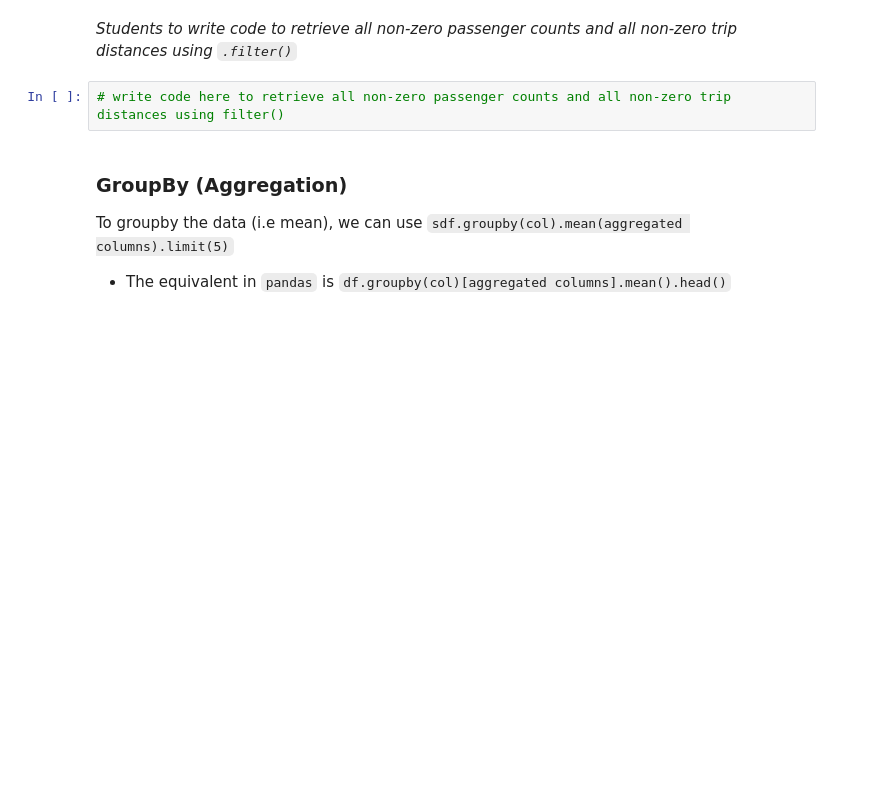
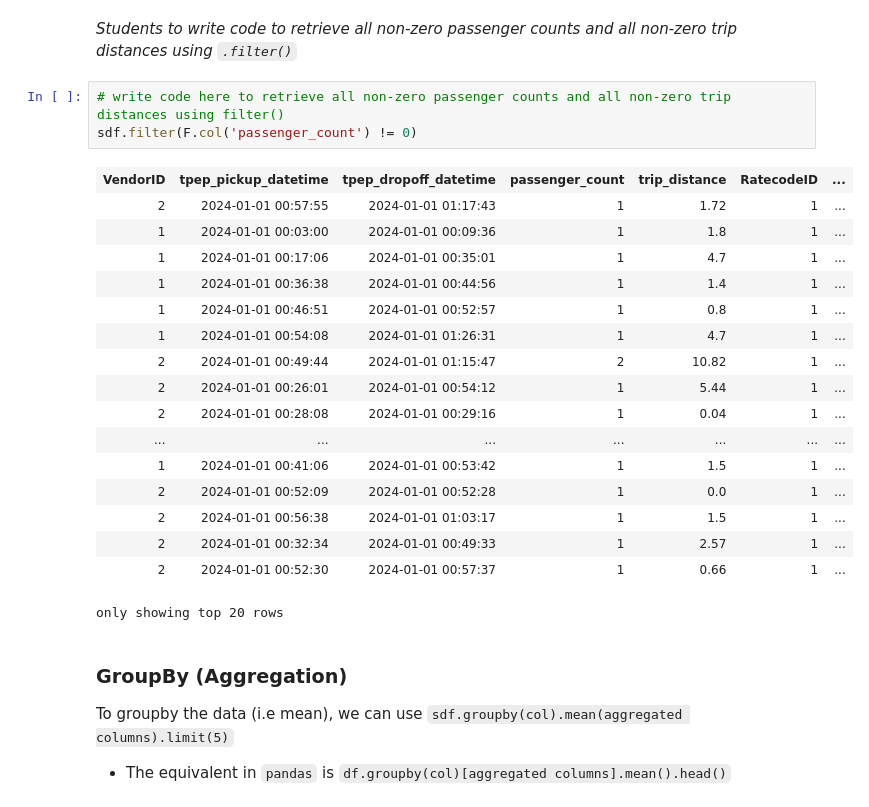
Before and after one commit to zztuilavip/MAST30034_Python, a Jupyter notebook: tutorials/tute_1/Tute1_Python.ipynb, the cells around one changed output. Drawn from its saved outputs; the diff is of its cells as text; blank space fills up the shorter version.

```diff
--- a/tutorials/tute_1/Tute1_Python.ipynb
+++ b/tutorials/tute_1/Tute1_Python.ipynb
@@ -185,6 +191,25 @@ sdf.filter(F.col('passenger_count') == 5).limit(5)
 _Students to write code to retrieve all non-zero passenger counts and all non-zero trip distances using `.filter()`_
 # %%
 # write code here to retrieve all non-zero passenger counts and all non-zero trip distances using filter()
+sdf.filter(F.col('passenger_count') != 0)
+# %% [output]
+| VendorID | tpep_pickup_datetime | tpep_dropoff_datetime | passenger_count | trip_distance | RatecodeID | ... |
+| 2 | 2024-01-01 00:57:55 | 2024-01-01 01:17:43 | 1 | 1.72 | 1 | ... |
+| 1 | 2024-01-01 00:03:00 | 2024-01-01 00:09:36 | 1 | 1.8 | 1 | ... |
+| 1 | 2024-01-01 00:17:06 | 2024-01-01 00:35:01 | 1 | 4.7 | 1 | ... |
+| 1 | 2024-01-01 00:36:38 | 2024-01-01 00:44:56 | 1 | 1.4 | 1 | ... |
+| 1 | 2024-01-01 00:46:51 | 2024-01-01 00:52:57 | 1 | 0.8 | 1 | ... |
+| 1 | 2024-01-01 00:54:08 | 2024-01-01 01:26:31 | 1 | 4.7 | 1 | ... |
+| 2 | 2024-01-01 00:49:44 | 2024-01-01 01:15:47 | 2 | 10.82 | 1 | ... |
+| 2 | 2024-01-01 00:26:01 | 2024-01-01 00:54:12 | 1 | 5.44 | 1 | ... |
+| 2 | 2024-01-01 00:28:08 | 2024-01-01 00:29:16 | 1 | 0.04 | 1 | ... |
+| ... | ... | ... | ... | ... | ... | ... |
+| 1 | 2024-01-01 00:41:06 | 2024-01-01 00:53:42 | 1 | 1.5 | 1 | ... |
+| 2 | 2024-01-01 00:52:09 | 2024-01-01 00:52:28 | 1 | 0.0 | 1 | ... |
+| 2 | 2024-01-01 00:56:38 | 2024-01-01 01:03:17 | 1 | 1.5 | 1 | ... |
+| 2 | 2024-01-01 00:32:34 | 2024-01-01 00:49:33 | 1 | 2.57 | 1 | ... |
+| 2 | 2024-01-01 00:52:30 | 2024-01-01 00:57:37 | 1 | 0.66 | 1 | ... |
+only showing top 20 rows
 # %% [markdown]
 ### GroupBy (Aggregation)
 To groupby the data (i.e mean), we can use `sdf.groupby(col).mean(aggregated columns).limit(5)`
```
Also changed, not shown: parts of 2 cells of this notebook.
